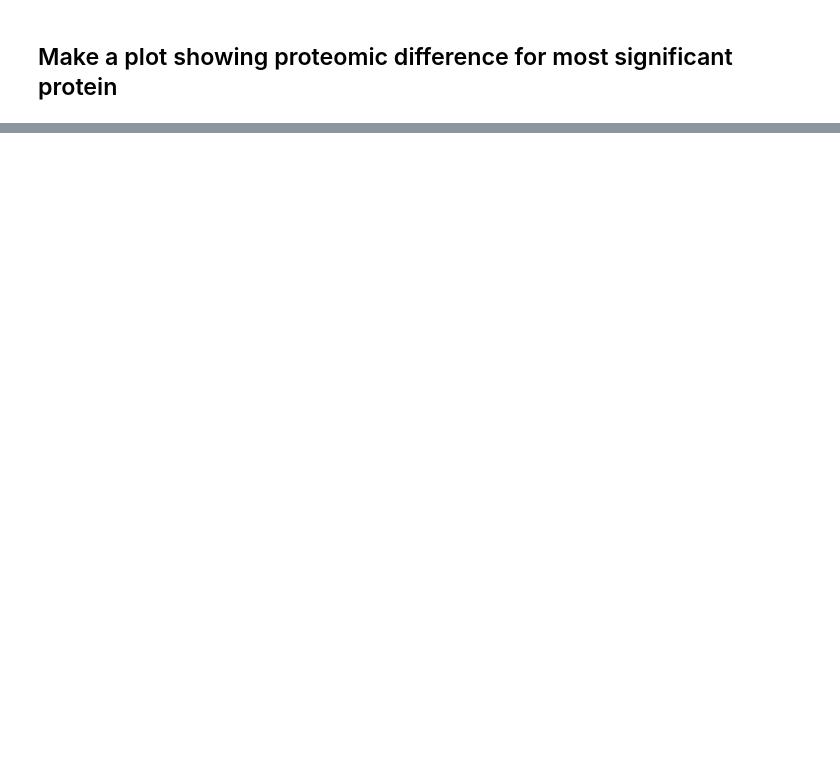
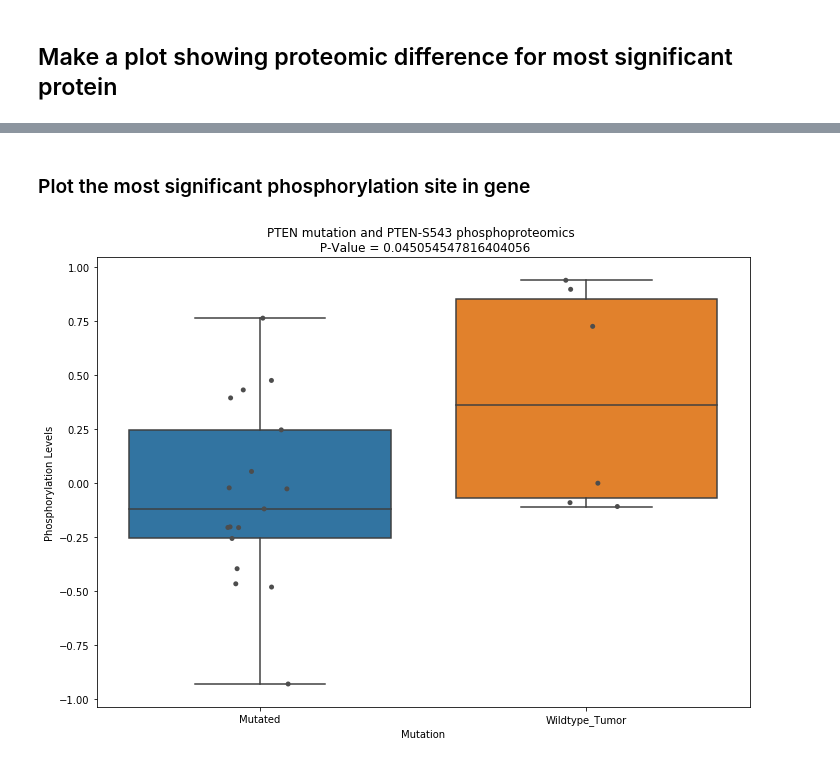
Before and after one commit to PayneLab/UCEC-clinical-stat-analysis, a Jupyter notebook: Cookbook/Cookbook.ipynb, the cells around one changed output, grey strips where cells are left out. Cells and saved outputs as stored; diff of their text form; code cells hidden in the pictures; blank space fills up the shorter version.

```diff
--- a/Cookbook/Cookbook.ipynb
+++ b/Cookbook/Cookbook.ipynb
@@ -352,0 +345,20 @@ plt.show()
+# %%
+p_values = {}
+'''Get dataframe comparing phosphorylation levels in coded protein when gene is mutated'''
+phosdf = CPTAC.compare_mutations(phos, gene, gene)
+'''Look only at tumor patients'''
+phosdf = phosdf.loc[phosdf['Sample_Status'] == 'Tumor']
+'''Look through each site in dataframe'''
+for site in phosdf.columns:
+    '''Check to make sure column we're looking at is a phosphosite'''
+    if site != str(gene + "_Mutation") and site is not "Sample_Status":
+        '''Split into wildtype and mutated dataframes'''
+        mutated_df = phosdf.loc[phosdf[gene+'_Mutation'] != 'Wildtype_Tumor'].dropna(subset=[site])
+        wildtype_df = phosdf.loc[phosdf[gene+'_Mutation'] == 'Wildtype_Tumor'].dropna(subset=[site])
+        ttest, pval = scipy.stats.ttest_ind(mutated_df[site], wildtype_df[site])
+        #print(site, ": ", pval)
+        if not np.isnan(pval):
+            p_values[site] = pval
+
+print("P-Values of Phosphorylation sites in " + gene + "\n")
+print("{\n" + "\n".join("{}: {}".format(k, v) for k, v in p_values.items()) + "\n}")
@@ -352,0 +426,30 @@ plt.show()
+# %% [markdown]
+### Plot the most significant phosphorylation site in gene
+# %%
+if len(p_values) > 0:
+    '''Sort the dictionary of phosphosites and p-values, putting most significant p-values first'''
+    sorted_dict = dict(sorted(p_values.items(), key=lambda x: x[1]))
+    most_significant_phos_site = (next(iter(sorted_dict)))
+    p_value_of_most_significant = p_values[most_significant_phos_site]
+
+    most_sig_df = CPTAC.compare_mutations(phos, most_significant_phos_site, gene)
+    most_sig_df = most_sig_df.loc[most_sig_df['Sample_Status'] == 'Tumor']
+
+    '''Classify all mutations as "mutated" for the plot'''
+    for i, row in most_sig_df.iterrows():
+        if row[gene + '_Mutation'] != 'Wildtype_Tumor':
+            most_sig_df.at[i,gene+'_Mutation'] = 'Mutated'
+
+    '''Generate the plot'''
+    a4_dims = (11.7, 8.27)
+    fig, ax = plt.subplots(figsize = a4_dims)
+    phos_boxplot = sns.boxplot(data=most_sig_df, x=gene+"_Mutation",y=most_significant_phos_site+"_omics")
+    phos_boxplot.set_title(gene + " mutation and " + most_significant_phos_site + " phosphoproteomics \n P-Value = " + str(p_value_of_most_significant))
+    phos_boxplot = sns.stripplot(data=most_sig_df, x=gene+"_Mutation", y=most_significant_phos_site+"_omics",jitter=True, color=".3")
+    phos_boxplot.set(xlabel="Mutation",ylabel="Phosphorylation Levels")
+    plt.show()
+
+else:
+        print("Selected protein doesn't have enough phosphorylation data to compare mutated and wildtype phosphorylation levels!")
+# %% [output]
+[figure, added]
```
Also changed, not shown: parts of 15 cells of this notebook.
